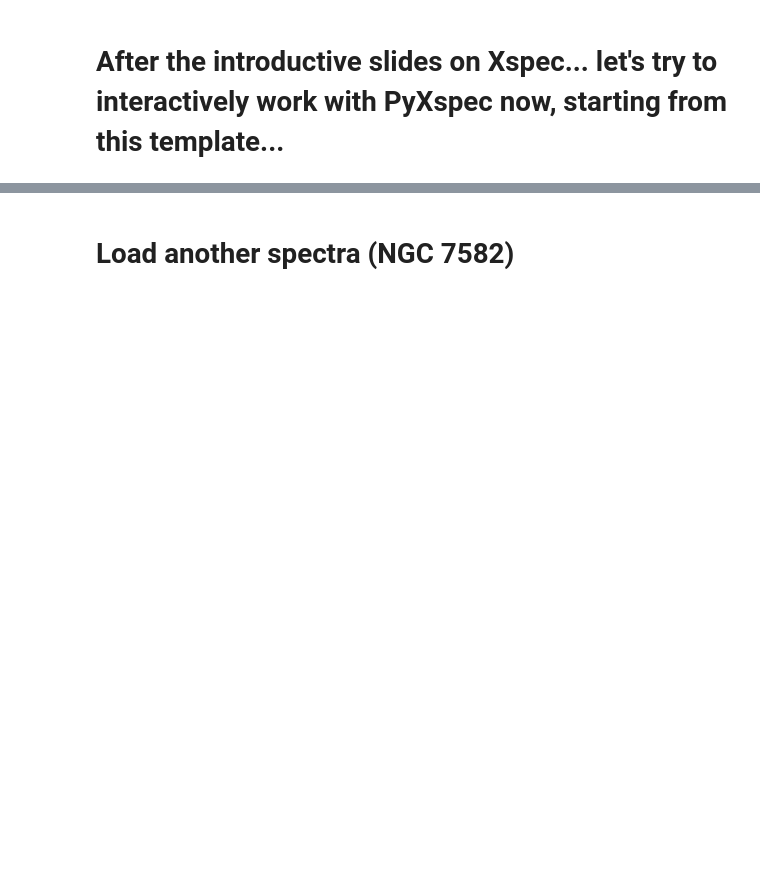
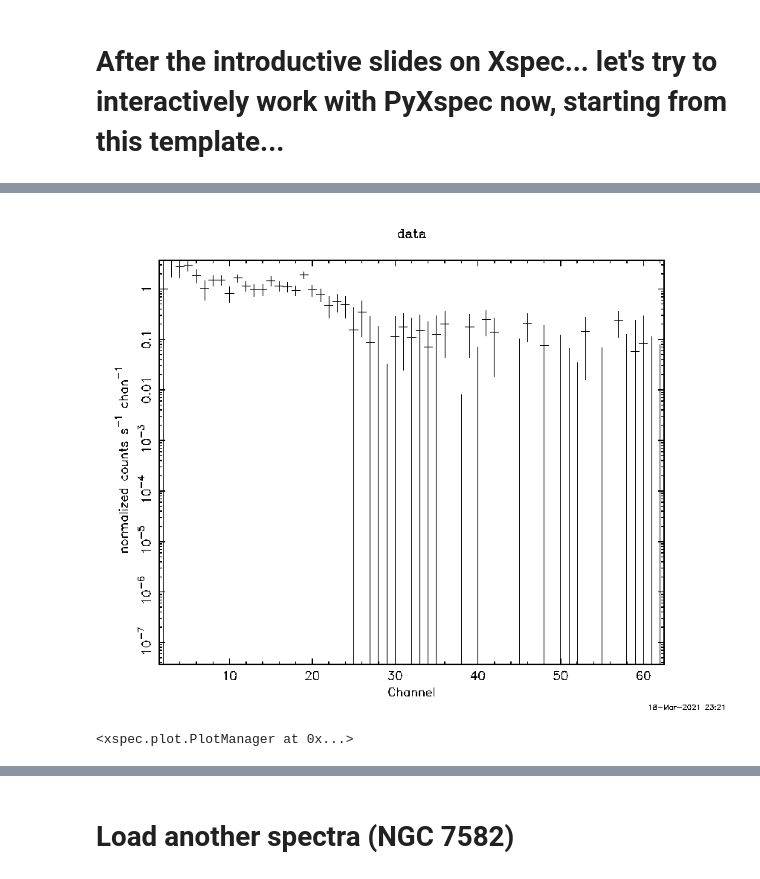
Before and after one commit to andreatramacere/xspec_students, a Jupyter notebook: examples/xspec_tutorial.ipynb, the cells around one changed output, grey strips where cells are left out. Drawn from its saved outputs; the diff is of its cells as text; code cells hidden in the pictures; blank space fills up the shorter version.

```diff
--- a/examples/xspec_tutorial.ipynb
+++ b/examples/xspec_tutorial.ipynb
@@ -98,0 +150,5 @@ m = xsp.Model(model_name)
+# %%
+plot_spectrum(what='ldata', units='ch')
+# %% [output]
+[figure, added]
+<xspec.plot.PlotManager at 0x...>
```
Also changed, not shown: parts of 67 cells of this notebook.
